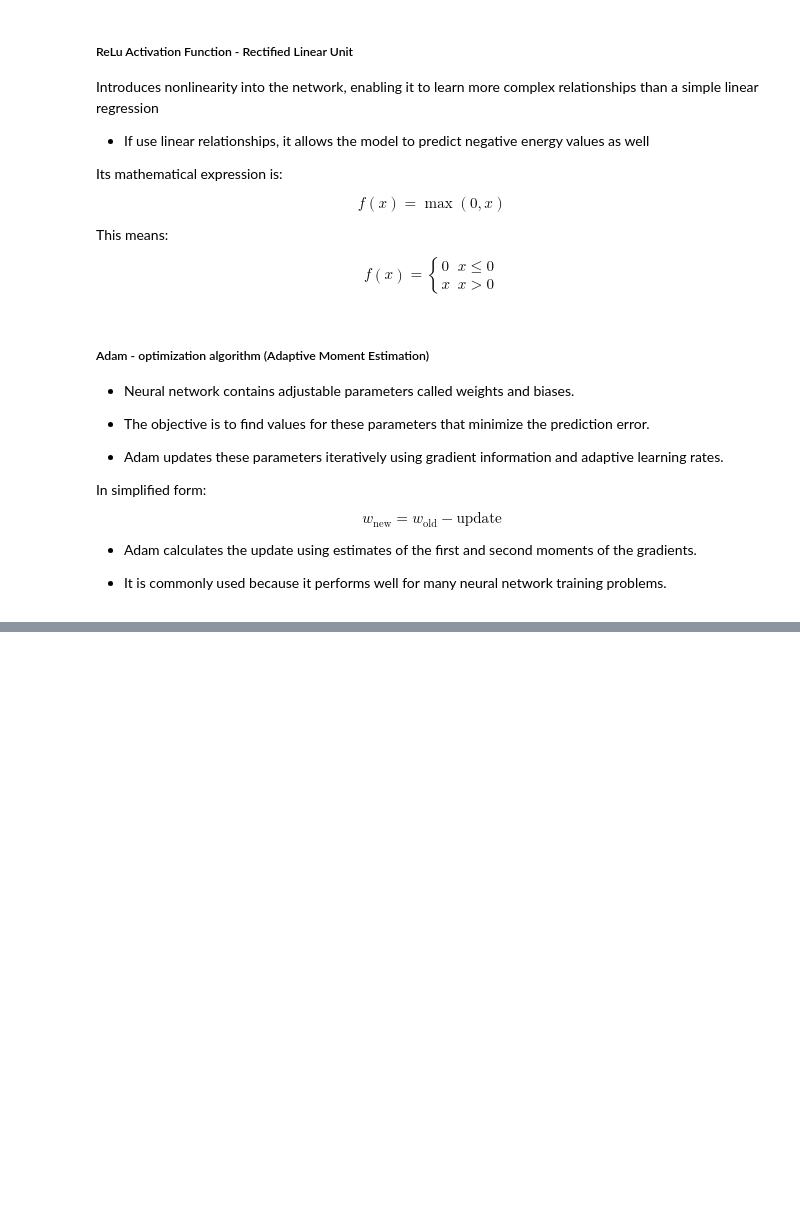
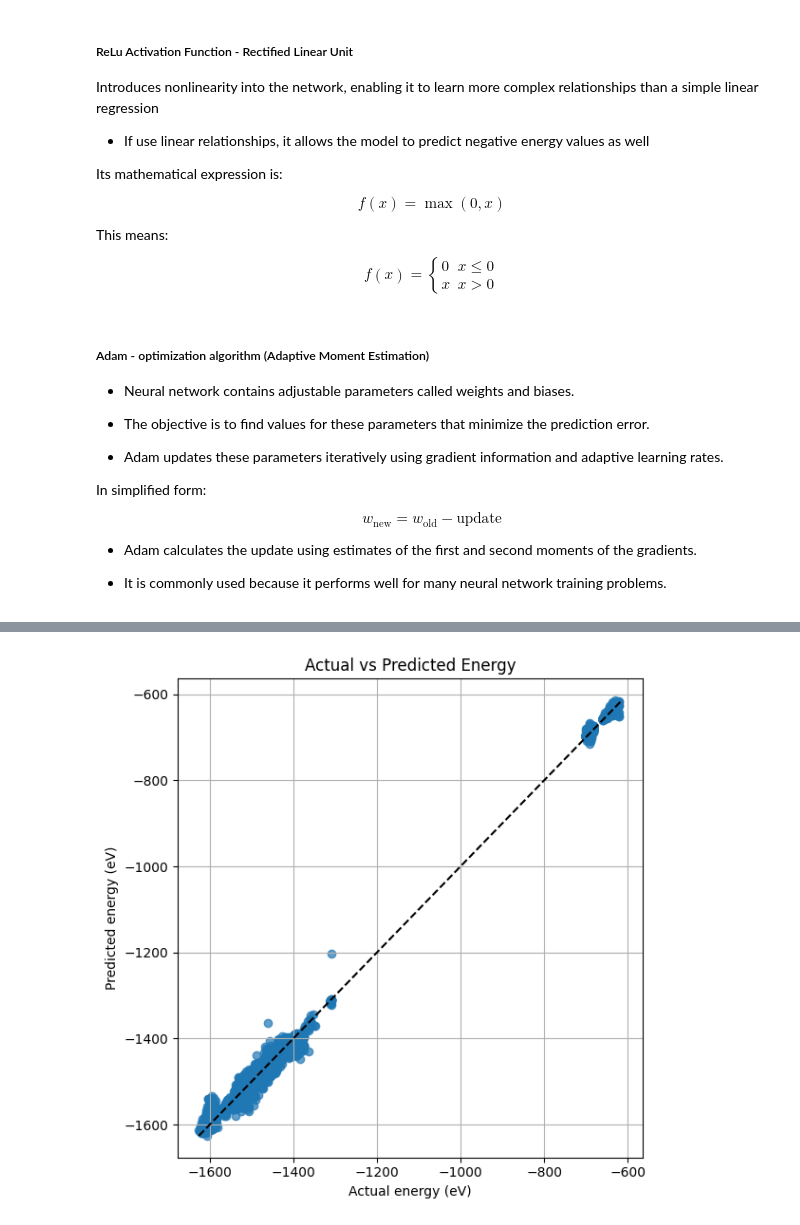
Before and after one commit to chamathsandaru/Project-MLIP-Phelma, a Jupyter notebook: main.ipynb, the cells around one changed output, grey strips where cells are left out. Saved outputs shown, nothing was run; the diff lists cells and outputs as text; code cells hidden in the pictures; blank space fills up the shorter version.

```diff
--- a/main.ipynb
+++ b/main.ipynb
@@ -41,11 +71,11 @@ Internal Helper Functions
 _ at the beginning indicates that this is intended to be an internal helper function
 # %%
 def _parse_n2p2_block(block): # Internal Helper function to parse a single n2p2 block and extract atomic structure and energy information from the lines in n2p2 file
-    symbols = []                # block - lines belongs to one atomic configuration
-    positions = []
-    cell = []
-    energy = None
-    has_cell = False
+    symbols = []                # Store element symbols of atoms
+    positions = []          # Store atomic positions in cartesian coordinates
+    cell = []               # Stores lattice vectors describing the simulation cell
+    energy = None           # Stores reference energy
+
 
     for line in block:
         parts = line.split() # separate the strings in a line based on whitespace
@@ -68,14 +98,14 @@ def _parse_n2p2_block(block): # Internal Helper function to parse a single n2p2
     if energy is None:
         raise ValueError("Energy missing in n2p2 block") # raising an error if energy is not found in the block
 
-    if not symbols:
-        raise ValueError("No atoms found in n2p2 block") # raising an error if no atoms are found in the block
+   # if not symbols:
+        #raise ValueError("No atoms found in n2p2 block") # raising an error if no atoms are found in the block
 
     atoms = Atoms( #Converst extracted information into ASE Atoms object
         symbols=symbols,
         positions=positions,
-        cell=cell if has_cell else None,
-        pbc=has_cell # if TRUE, ASE treats the structure as periodically repeated in all three spatial directions.
+        cell=cell if len(cell) == 3 else None, # if exactly 3 lattice vectors were found use it or set cell to None
+        pbc=(len(cell) == 3) # if exactly 3 lattice vectors are present, set periodic boundary conditions to True ( consider cell as periodic)
     )
 
     return atoms, energy
@@ -515,0 +534,64 @@ if __name__ == "__main__":
+# %%
+
+
+def evaluate_model(result, n_threads=N_JOBS):
+
+    model = result["model"] # retrieve the trained neural network model from the result dictionary
+    scaler = result["scaler"]
+
+    X_test = result["X_test"]
+    y_test = result["y_test"]
+
+    X_test_scaled = scaler.transform(X_test) # using the same scaler to standardize the test data, ensuring that the test data is transformed using the same mean and standard deviation as the training data
+
+    with threadpool_limits(
+        limits=n_threads,
+        user_api="blas"
+    ):
+        y_pred = model.predict(X_test_scaled)
+
+
+    mae = mean_absolute_error(y_test, y_pred) # compare predicted energies with reference energies using mean absolute error (MAE) metric
+
+    rmse = np.sqrt(
+        mean_squared_error(y_test, y_pred)
+    )
+
+    print(f"MAE: {mae:.6f} eV")
+    print(f"RMSE: {rmse:.6f} eV")
+
+
+    plt.figure(figsize=(6, 6))
+
+    plt.scatter(
+        y_test,
+        y_pred,
+        alpha=0.7
+    )
+
+    limits = [
+        min(y_test.min(), y_pred.min()), # identify the minimum value between the actual and predicted energies to set the lower limit of the plot
+        max(y_test.max(), y_pred.max())
+    ]
+
+    plt.plot(
+        limits,
+        limits,
+        "k--"
+    )
+
+    plt.xlabel("Actual energy (eV)")
+    plt.ylabel("Predicted energy (eV)")
+    plt.title("Actual vs Predicted Energy")
+    plt.grid(True)
+    plt.tight_layout()
+    plt.show()
+
+    return mae, rmse
+
+
+mae, rmse = evaluate_model(
+    result,
+    n_threads=N_JOBS
+)
+# %% [output]
@@ -515,0 +600 @@ if __name__ == "__main__":
+[figure, added]
```
Also changed, not shown: parts of 12 cells of this notebook, 2 other files.
